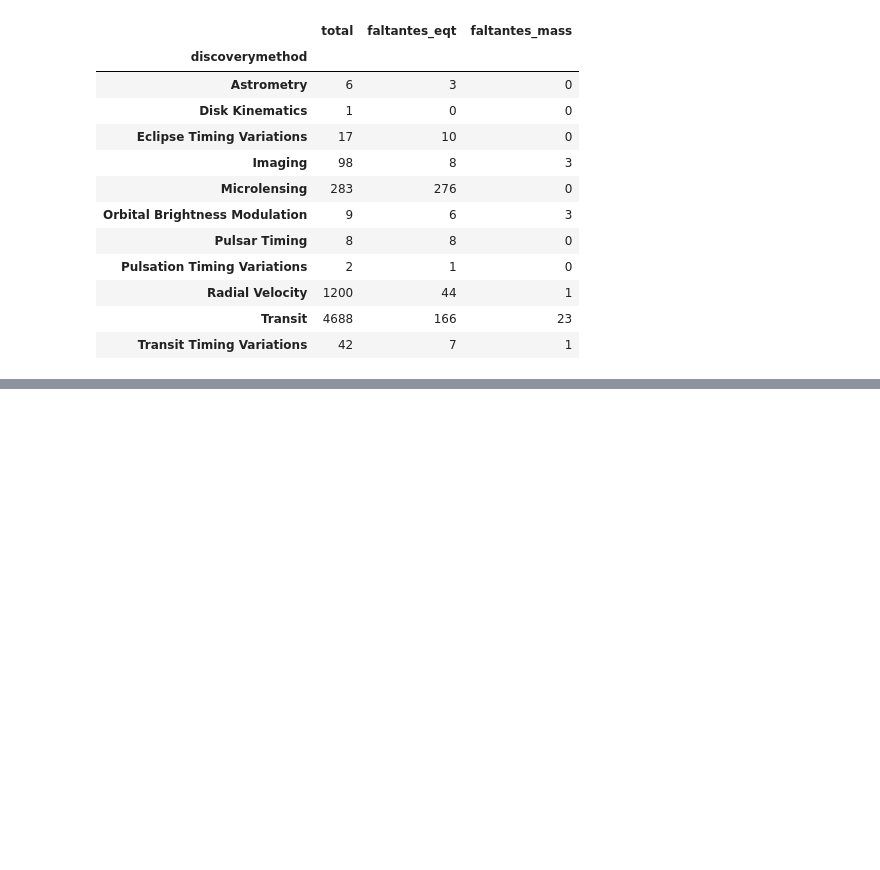
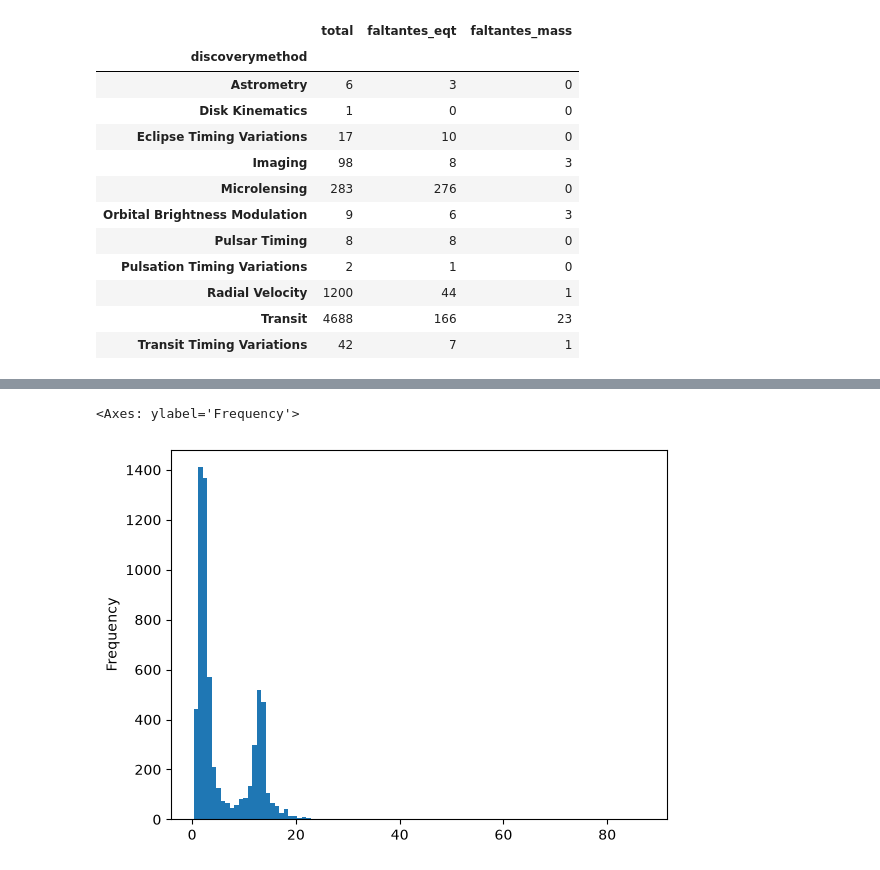
Before and after one commit to jhonatanaburto5-maker/machine-learning, a Jupyter notebook: notebooks/01_exoplanets_eda.ipynb, the cells around one changed output, grey strips where cells are left out. Saved outputs shown, nothing was run; the diff lists cells and outputs as text; code cells hidden in the pictures; blank space fills up the shorter version.

```diff
--- a/notebooks/01_exoplanets_eda.ipynb
+++ b/notebooks/01_exoplanets_eda.ipynb
@@ -173,0 +247,5 @@ df.select_dtypes(include="number").corr(method="spearman")
+# %%
+df["pl_rade"].dropna().plot.hist(bins=100)
+# %% [output]
+<Axes: ylabel='Frequency'>
+[figure, added]
```
Also changed, not shown: parts of 6 cells of this notebook.
